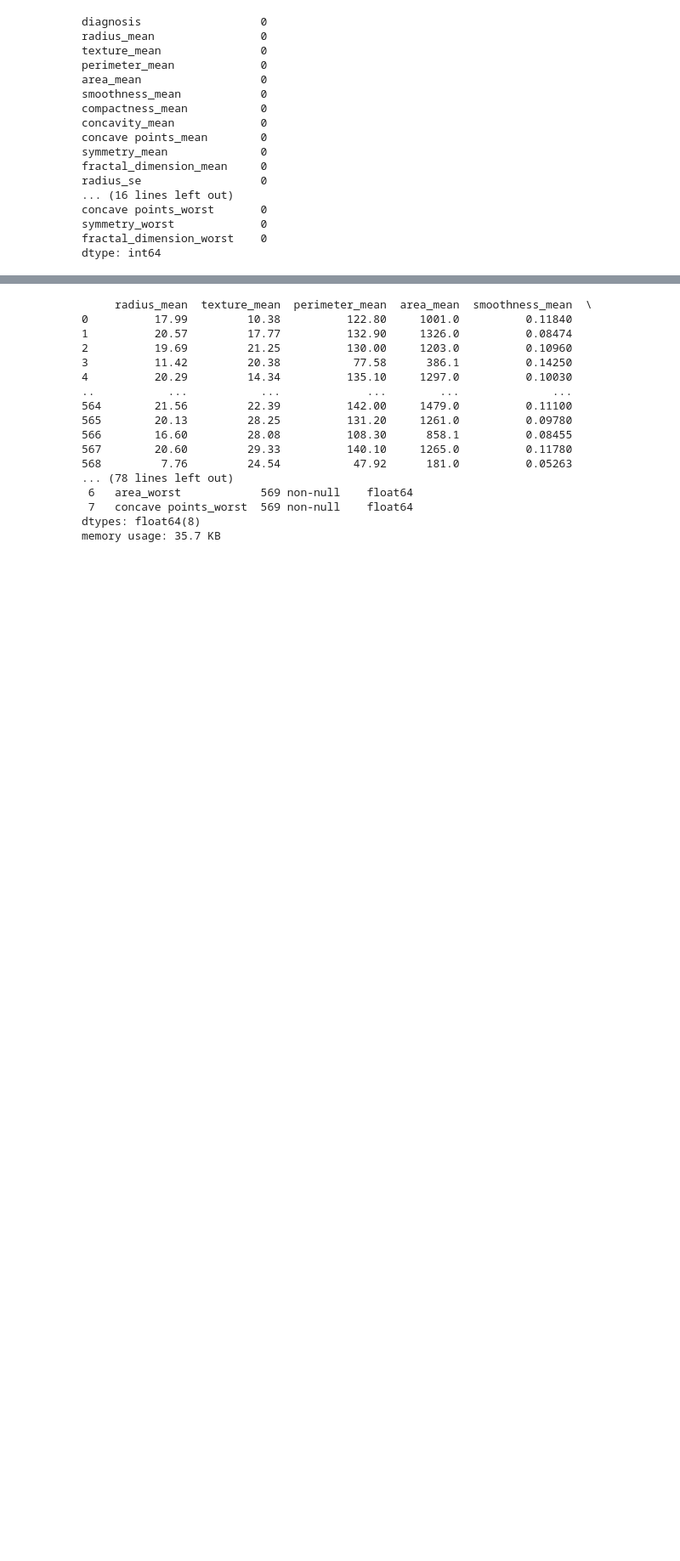
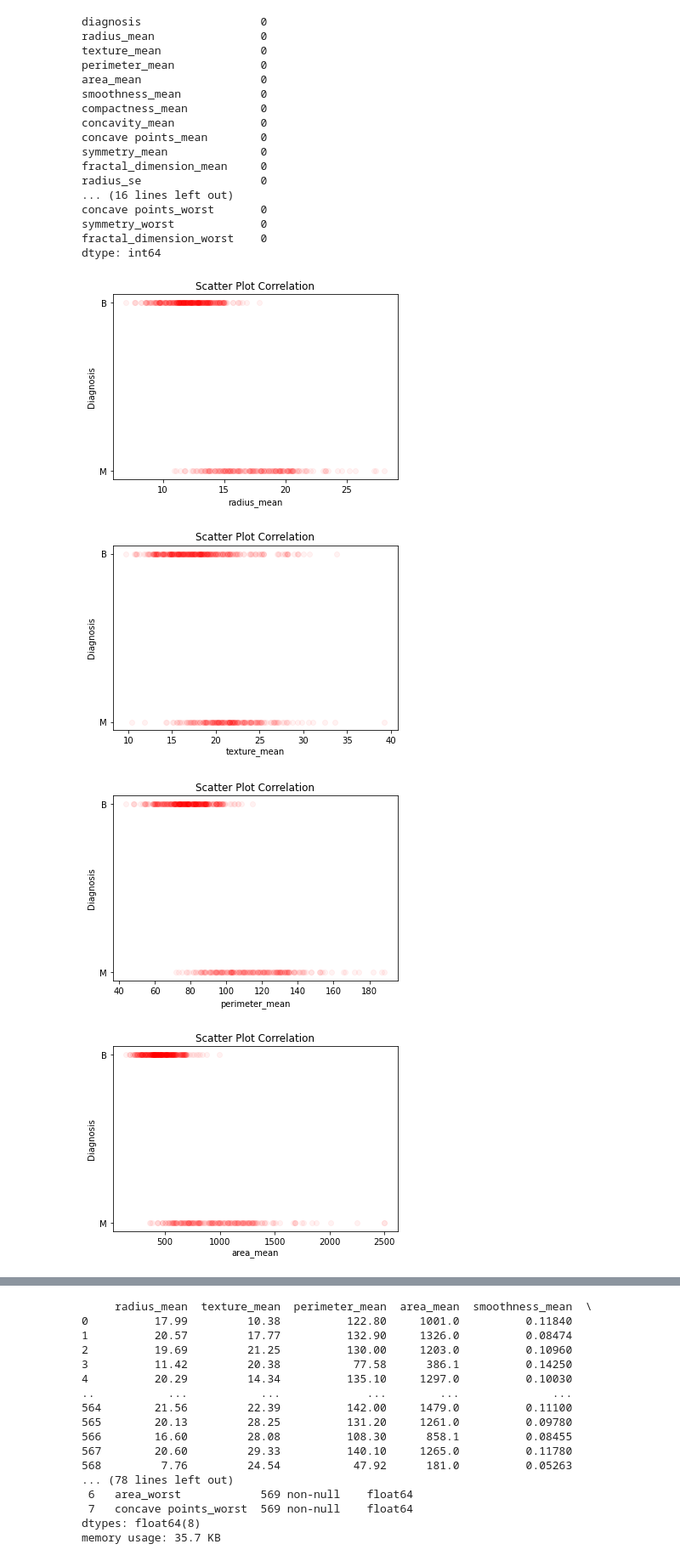
Before and after one commit to brewksy/SharedProjects, a Jupyter notebook: Accumulated Project - Breast Cancer Predictive 2.0.ipynb, the cells around one changed output, grey strips where cells are left out. Shown at 85% size. Cells and saved outputs as stored; diff of their text form; code cells hidden in the pictures; blank space fills up the shorter version.

```diff
--- a/Accumulated Project - Breast Cancer Predictive 2.0.ipynb
+++ b/Accumulated Project - Breast Cancer Predictive 2.0.ipynb
@@ -140,3 +143,16 @@ concave points_worst       0
 symmetry_worst             0
 fractal_dimension_worst    0
 dtype: int64
+# %%
+for column_number in range (1,31):
+    plt.yticks(ticks=[0,1])
+    plt.title('Scatter Plot Correlation')
+    plt.xlabel(df.columns[column_number])
+    plt.ylabel("Diagnosis")
+    plt.scatter(df.iloc[:,column_number],df.iloc[:,0], color='red', alpha=0.05)
+    plt.show()
+# %% [output]
+[figure, added]
+[figure, added]
+[figure, added]
+[figure, added]
```
Also changed, not shown: parts of 8 cells of this notebook.
